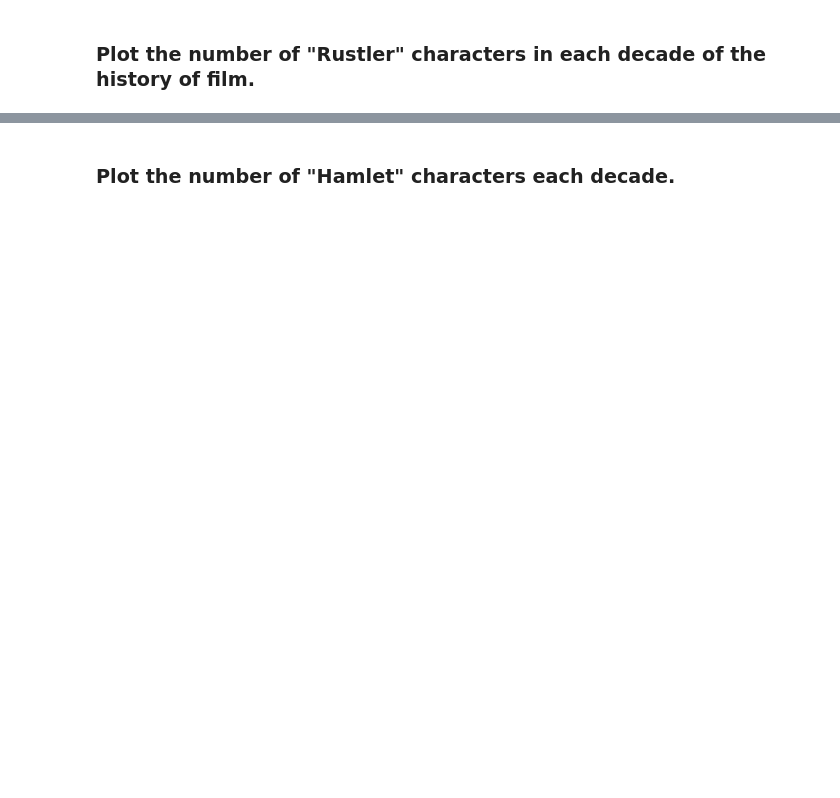
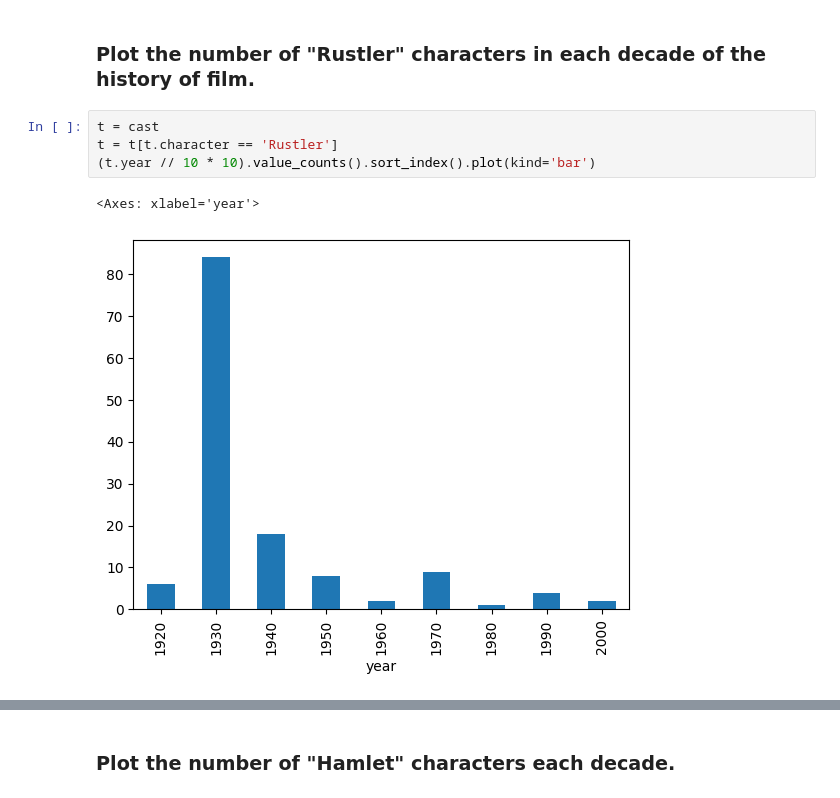
Before and after one commit to aexko/datascience101, a Jupyter notebook: Exercises-2.ipynb, the cells around one changed output, grey strips where cells are left out. Saved outputs shown, nothing was run; the diff lists cells and outputs as text; blank space fills up the shorter version.

```diff
--- a/Exercises-2.ipynb
+++ b/Exercises-2.ipynb
@@ -36,2 +74,9 @@ cast.head()
 # %% [markdown]
 ### Plot the number of "Rustler" characters in each decade of the history of film.
+# %%
+t = cast
+t = t[t.character == 'Rustler']
+(t.year // 10 * 10).value_counts().sort_index().plot(kind='bar')
+# %% [output]
+<Axes: xlabel='year'>
+[figure, added]
```
Also changed, not shown: parts of 22 cells of this notebook, 3 other files.
